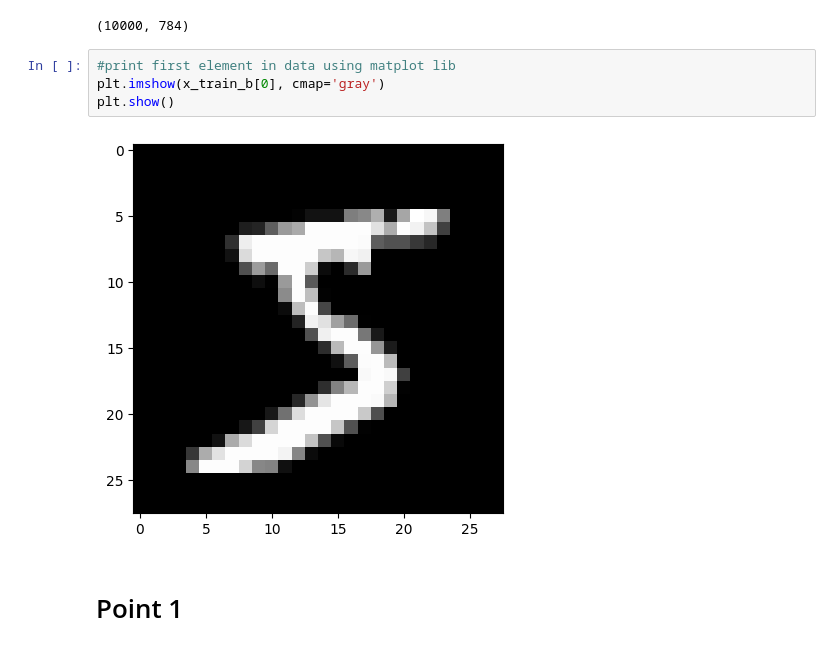
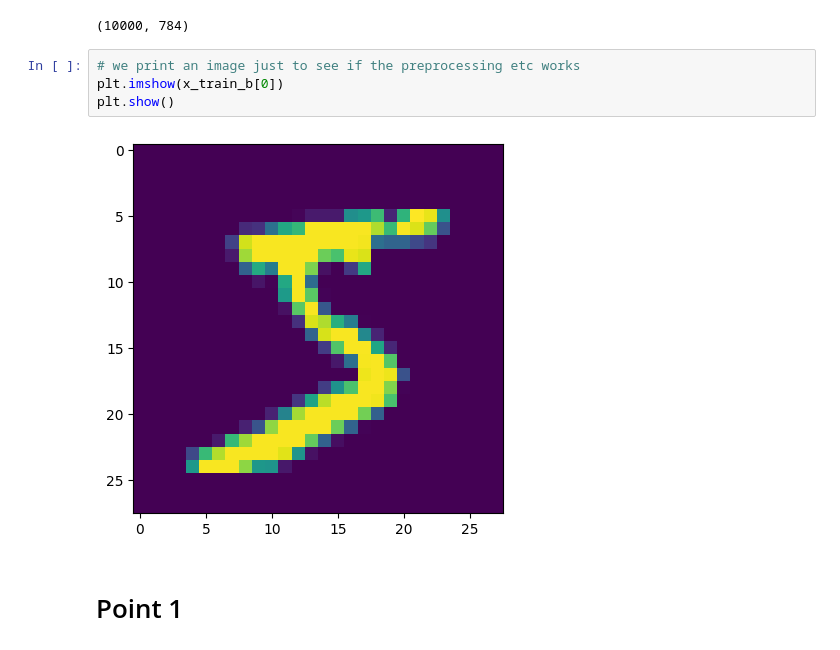
Before and after one commit to lavo2/ISPR-Midterms, a Jupyter notebook: 2/midterm2.ipynb, the cells around one changed output. Saved outputs shown, nothing was run; the diff lists cells and outputs as text.

```diff
--- a/2/midterm2.ipynb
+++ b/2/midterm2.ipynb
@@ -48,12 +48,12 @@ x_test_flatten = x_test_b.reshape(x_test_b.shape[0], -1)
 x_test_flatten.shape
 # %% [output]
 (10000, 784)
-# %%
-#print first element in data using matplot lib
-plt.imshow(x_train_b[0], cmap='gray')
-plt.show()
-# %% [output]
-[figure, removed]
+# %%
+# we print an image just to see if the preprocessing etc works
+plt.imshow(x_train_b[0])
+plt.show()
+# %% [output]
+[figure, added]
 # %% [markdown]
 # Point 1
 # %% [markdown]
```
Also changed, not shown: parts of 12 cells of this notebook.
